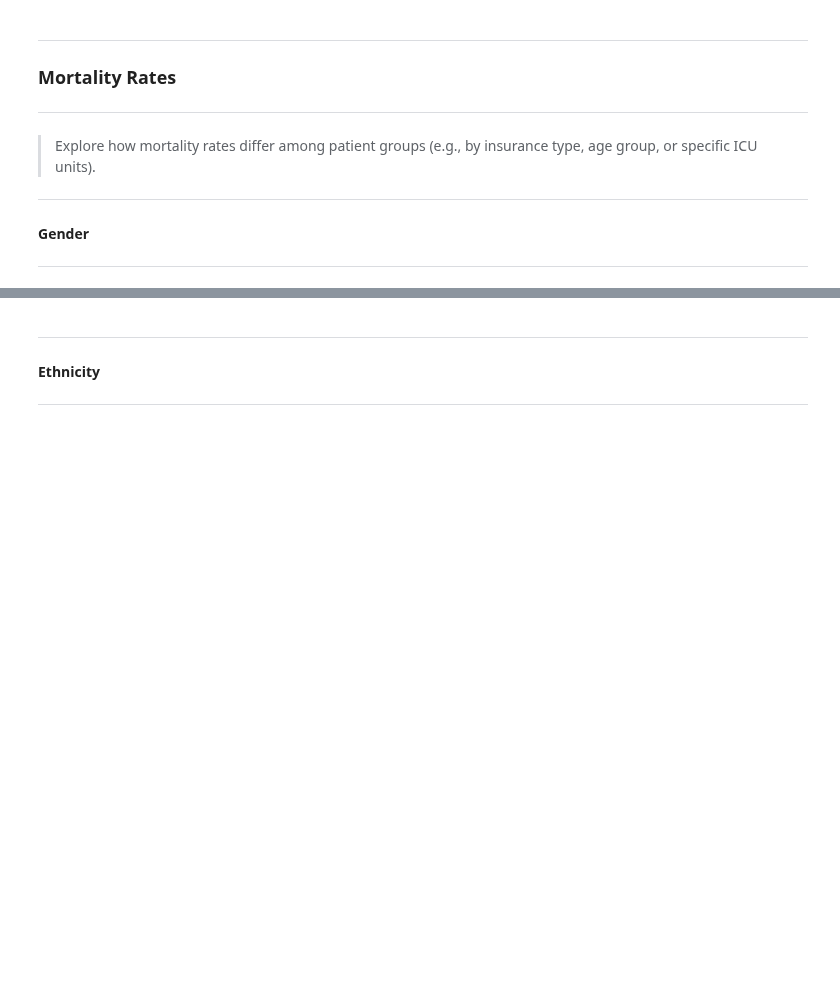
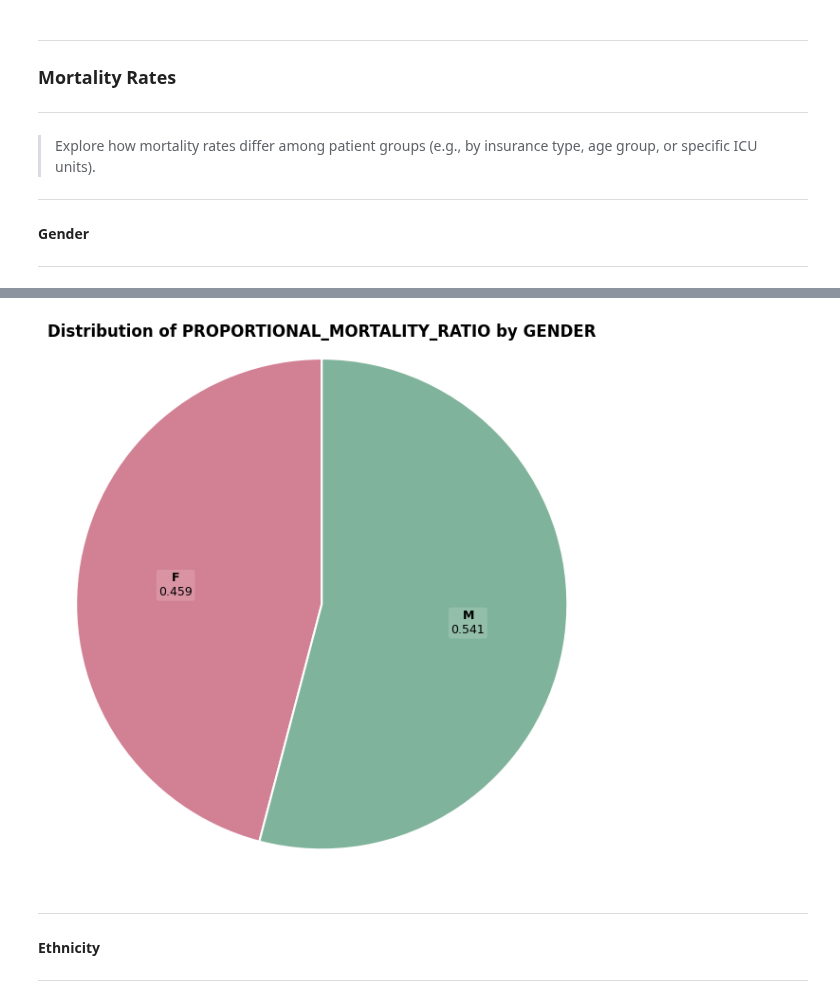
Before and after one commit to EstevesX10/LSDS-Machine-Learning-Pipeline, a Jupyter notebook: Machine-Learning-Pipeline/Machine-Learning-Pipeline.ipynb, the cells around one changed output, grey strips where cells are left out. Cells and saved outputs as stored; diff of their text form; code cells hidden in the pictures; blank space fills up the shorter version.

```diff
--- a/Machine-Learning-Pipeline/Machine-Learning-Pipeline.ipynb
+++ b/Machine-Learning-Pipeline/Machine-Learning-Pipeline.ipynb
@@ -732,3 +745,8 @@ genderMortalityRates.head()
+# %%
+# Plot a PieChart
+datasetAnalyserGender.plotPieChart(numericColumn='PROPORTIONAL_MORTALITY_RATIO', labelColumn='GENDER')
+# %% [output]
+[figure, added]
 # %% [markdown]
 ---
 #### Ethnicity
```
Also changed, not shown: parts of 16 cells of this notebook.
